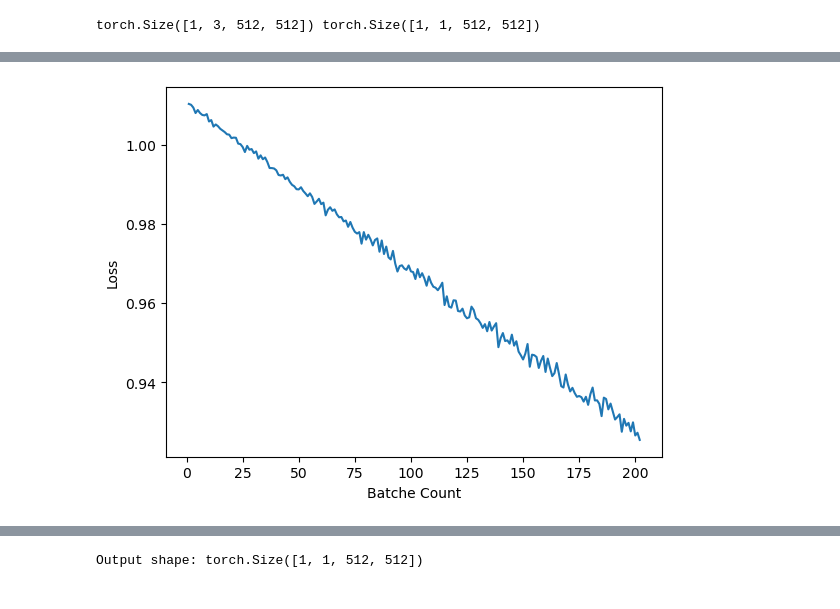
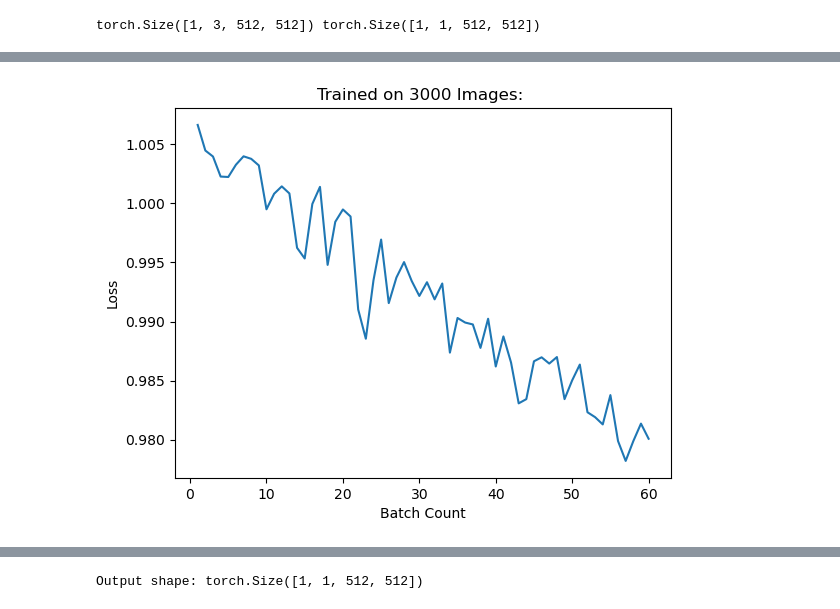
Before and after one commit to YannickGibson/hacking_the_human, a Jupyter notebook: main.ipynb, the cells around one changed output, grey strips where cells are left out. Saved outputs shown, nothing was run; the diff lists cells and outputs as text; code cells hidden in the pictures.

```diff
--- a/main.ipynb
+++ b/main.ipynb
@@ -646,7 +709,0 @@ class TifImageDataset(Dataset):
-# %%
-dat = TifImageDataset(f'{data_directory}/train/', f'{data_directory}/polygons.jsonl')
-
-for i in range(1000):
-    #print(i)
-    continue
-    dat.__getitem__(i)
@@ -655,17 +761,14 @@ for i in range(1000):
 # %% [markdown]
 ## Neural network
 # %%
-
-
 class UNet(nn.Module):
-    def __init__(self, num_classes=1, device="cpu"):
+    def __init__(self, device="cpu"):
         super(UNet, self).__init__()
-        self.conv = nn.Conv2d(in_channels=3, out_channels=num_classes, kernel_size=1, dtype=torch.float32)
+        self.conv = nn.Conv2d(in_channels=3, out_channels=1, kernel_size=1, dtype=torch.float32)
         self.sigmoid = nn.Sigmoid()
         self.device=device
 
     def forward(self, x):
-        # The output layer simply applies a 1x1 convolution to map the input channels to the number of classes
         x = self.conv(x)
         x = self.sigmoid(x)
         return x
@@ -675,7 +778,7 @@ class UNet(nn.Module):
         return (y_pred > 0.5) * 1.0
 
 with torch.no_grad():
-    model = UNet(1)
+    model = UNet()
     input = torch.randn(1, 3, 512, 512)
     output = model(input)
     print(input.shape, output.shape)
@@ -711,14 +814,15 @@ def train_one_epoch(model, loss_function, optimizer, training_loader, batch_stop
             if i % verbose_interval == 0:
                 print(f"  batch {i+1} loss: {loss.item():.5f}")
 
-
-       # idk why it doesnt end
         if i > batch_stop:
             break
+
+
     if show_graph:
         plt.plot(range(1,len(losses)+1),losses, '-')
+        plt.title(f"Trained on {example_count} Images: ")
         plt.ylabel("Loss")
-        plt.xlabel("Batche Count")
+        plt.xlabel("Batch Count")
         plt.show()
     # returns avg loss
     return running_cum_loss / example_count
@@ -730,9 +834,9 @@ simple_model = UNet()
 loss_function = nn.BCEWithLogitsLoss()
 optimizer = optim.Adam(simple_model.parameters(), lr=0.001)
 
-training_dataset = TifImageDataset(f'{data_directory}/train/', f'{data_directory}/polygons.jsonl', count=1)
+training_dataset = TifImageDataset(f'{data_directory}/train/', f'{data_directory}/polygons.jsonl', count=3000, add_rotated=False)
 
-training_loader = DataLoader(training_dataset, batch_size=5, shuffle=True)
+training_loader = DataLoader(training_dataset, batch_size=50, shuffle=True)
 
-average_loss = train_one_epoch(simple_model, loss_function, optimizer, training_loader, batch_stop=100, verbose_interval=20, verbose=True, show_graph=True)
+average_loss = train_one_epoch(simple_model, loss_function, optimizer, training_loader, batch_stop=200, verbose_interval=20, verbose=True, show_graph=True)
 # %% [output]
@@ -751 +847 @@ average_loss = train_one_epoch(simple_model, loss_function, optimizer, training_
-[figure, old version]
+[figure, new version]
```
Also changed, not shown: parts of 28 cells of this notebook.
